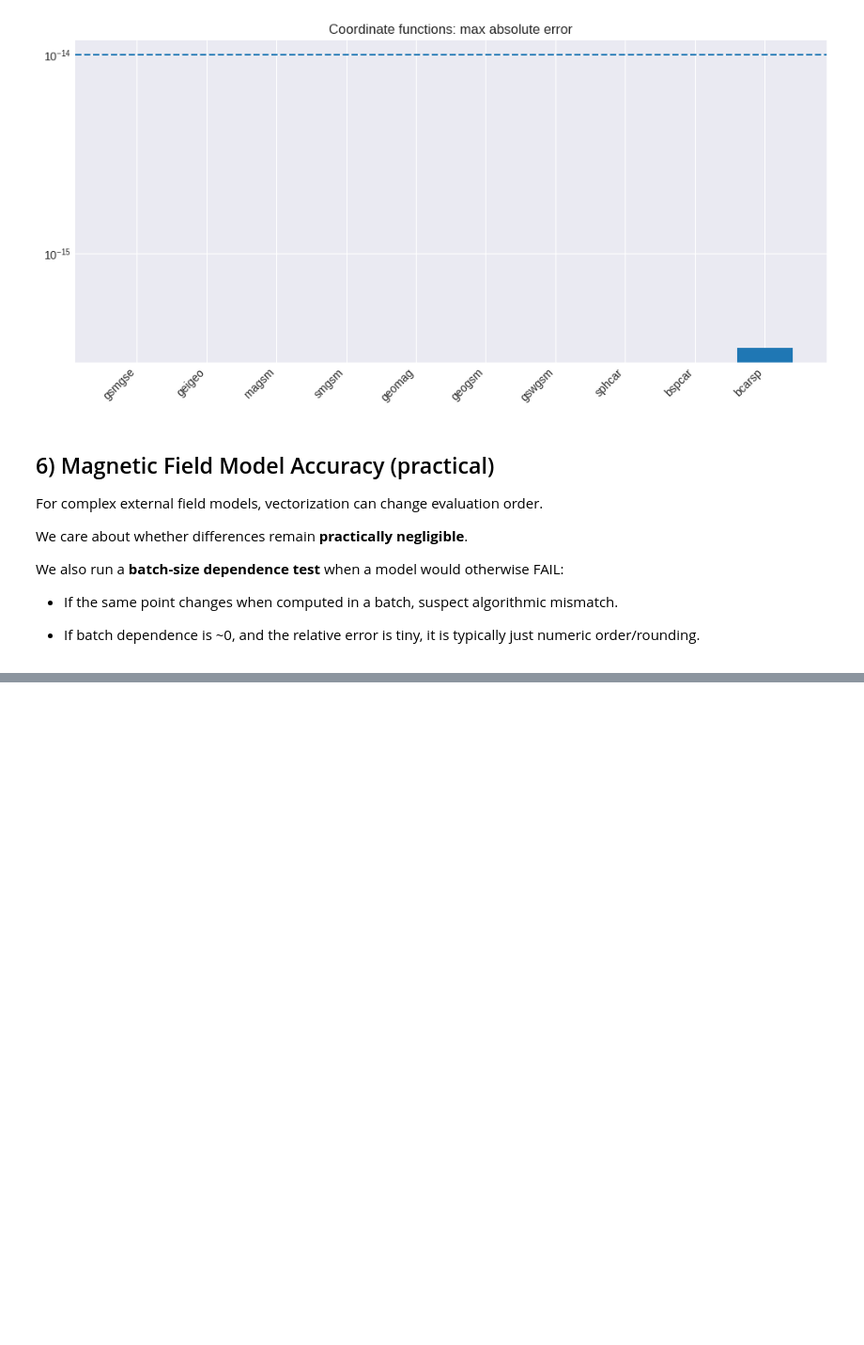
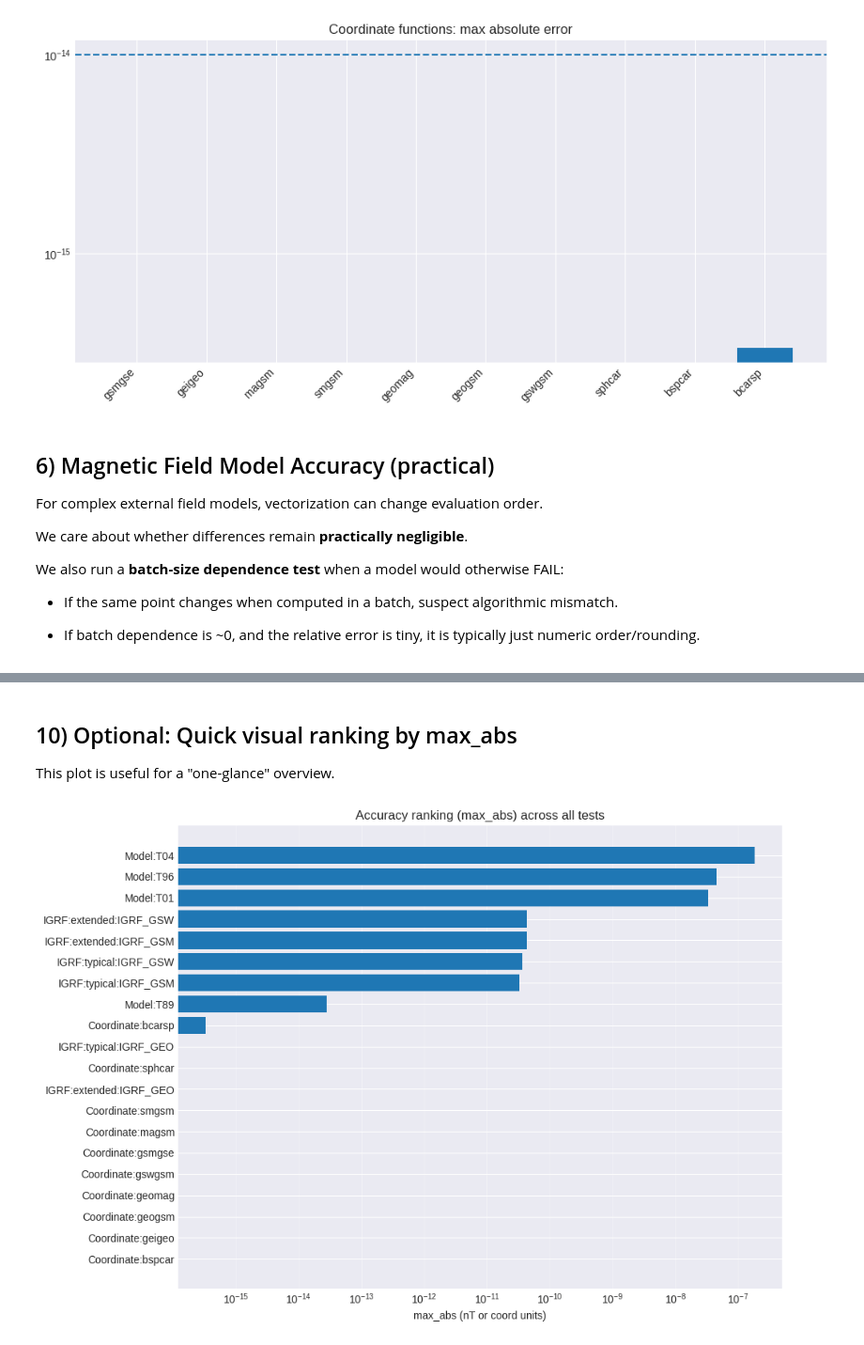
Before and after one commit to Butadiene/Mageometry, a Jupyter notebook: examples/notebooks/04_accuracy_validation.ipynb, the cells around one changed output, grey strips where cells are left out. Shown at 94% size. Drawn from its saved outputs; the diff is of its cells as text; code cells hidden in the pictures; blank space fills up the shorter version.

```diff
--- a/examples/notebooks/04_accuracy_validation.ipynb
+++ b/examples/notebooks/04_accuracy_validation.ipynb
@@ -895,0 +944,19 @@ Overall highlights:
+# %% [markdown]
+ ## 10) Optional: Quick visual ranking by max_abs
+
+ This plot is useful for a "one-glance" overview.
+# %%
+df_plot = df_summary.copy()
+df_plot["label"] = df_plot.apply(lambda r: f"{r['Type']}:{r['Domain']}:{r['Function']}" if r["Domain"] else f"{r['Type']}:{r['Function']}", axis=1)
+df_plot = df_plot.sort_values("max_abs", ascending=True)
+
+plt.figure(figsize=(10, max(4, 0.35*len(df_plot))))
+plt.barh(df_plot["label"], df_plot["max_abs"])
+plt.xscale("log")
+plt.xlabel("max_abs (nT or coord units)")
+plt.title("Accuracy ranking (max_abs) across all tests")
+plt.grid(True, alpha=0.3, axis="x")
+plt.tight_layout()
+plt.show()
+# %% [output]
+[figure, added]
```
Also changed, not shown: parts of 17 cells of this notebook, 29 other files.
